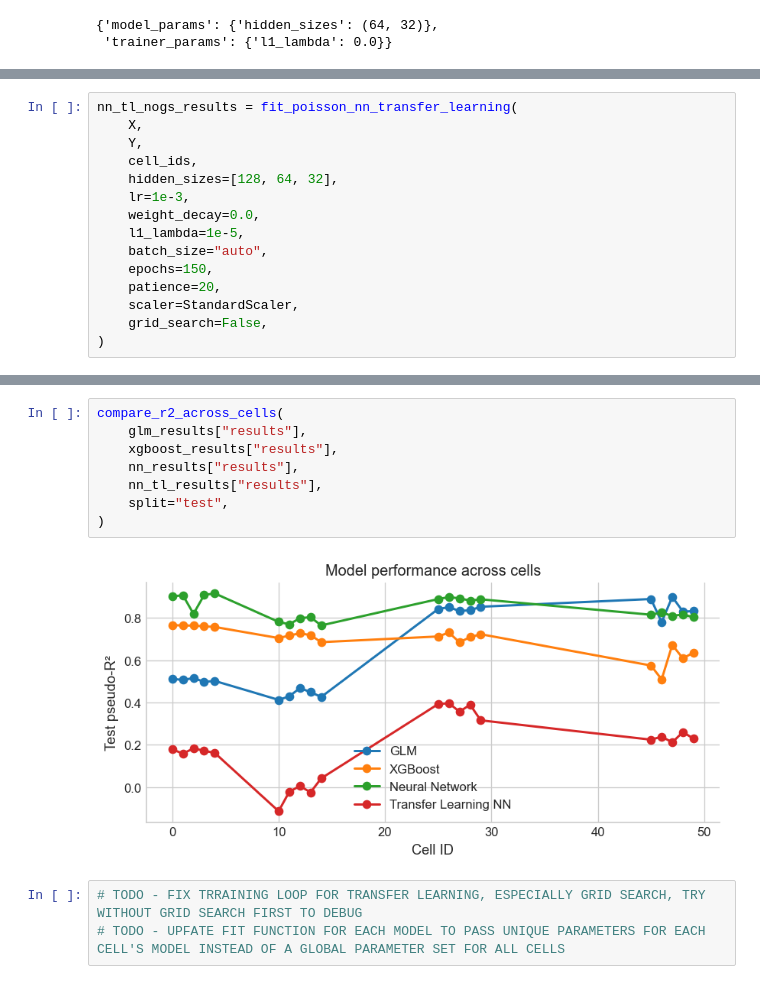
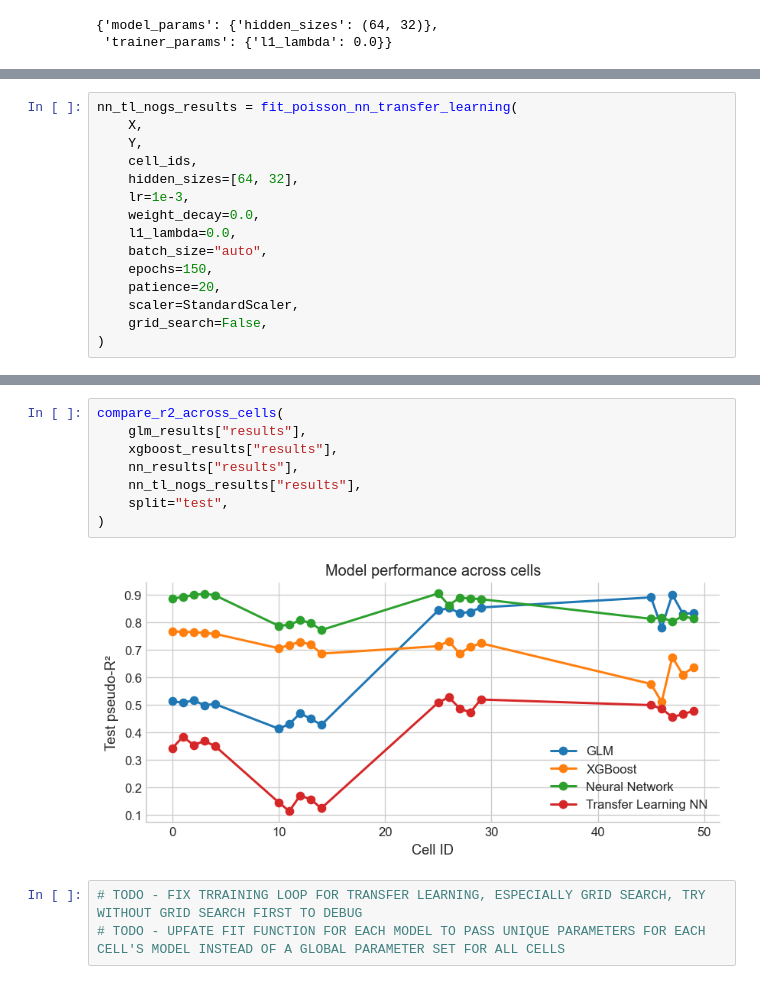
Before and after one commit to shtem/BIOL61230_poisson_neural_net, a Jupyter notebook: notebooks/neural_network.ipynb, the cells around one changed output, grey strips where cells are left out. Drawn from its saved outputs; the diff is of its cells as text.

```diff
--- a/notebooks/neural_network.ipynb
+++ b/notebooks/neural_network.ipynb
@@ -284,10 +284,10 @@ nn_tl_nogs_results = fit_poisson_nn_transfer_learning(
     X,
     Y,
     cell_ids,
-    hidden_sizes=[128, 64, 32],
+    hidden_sizes=[64, 32],
     lr=1e-3,
     weight_decay=0.0,
-    l1_lambda=1e-5,
+    l1_lambda=0.0,
     batch_size="auto",
     epochs=150,
     patience=20,
@@ -344,13 +381,13 @@ compare_models_for_cell(
 # %%
 compare_r2_across_cells(
     glm_results["results"],
     xgboost_results["results"],
     nn_results["results"],
-    nn_tl_results["results"],
+    nn_tl_nogs_results["results"],
     split="test",
 )
 # %% [output]
-[figure, old version]
+[figure, new version]
 # %%
 # TODO - FIX TRRAINING LOOP FOR TRANSFER LEARNING, ESPECIALLY GRID SEARCH, TRY WITHOUT GRID SEARCH FIRST TO DEBUG
 # TODO - UPFATE FIT FUNCTION FOR EACH MODEL TO PASS UNIQUE PARAMETERS FOR EACH CELL'S MODEL INSTEAD OF A GLOBAL PARAMETER SET FOR ALL CELLS
```
Also changed, not shown: parts of 12 cells of this notebook, 2 other files.
